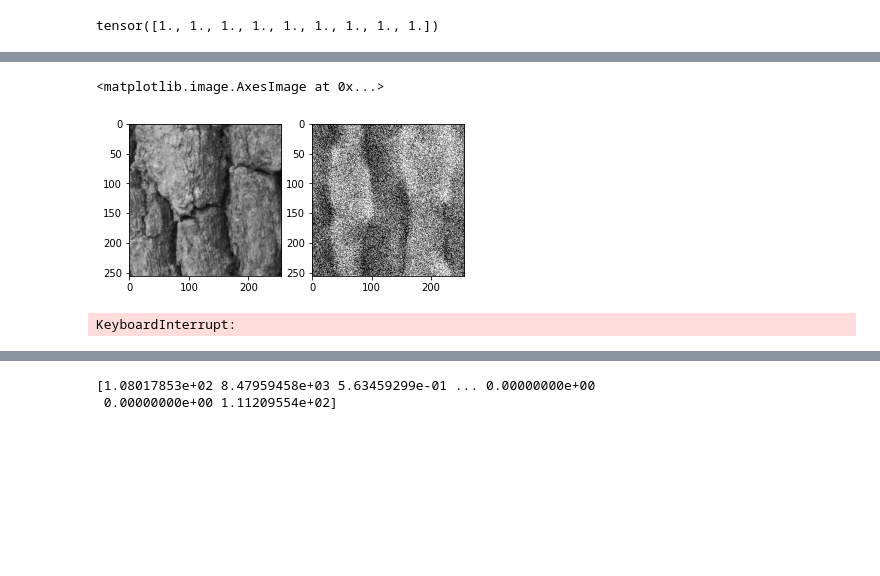
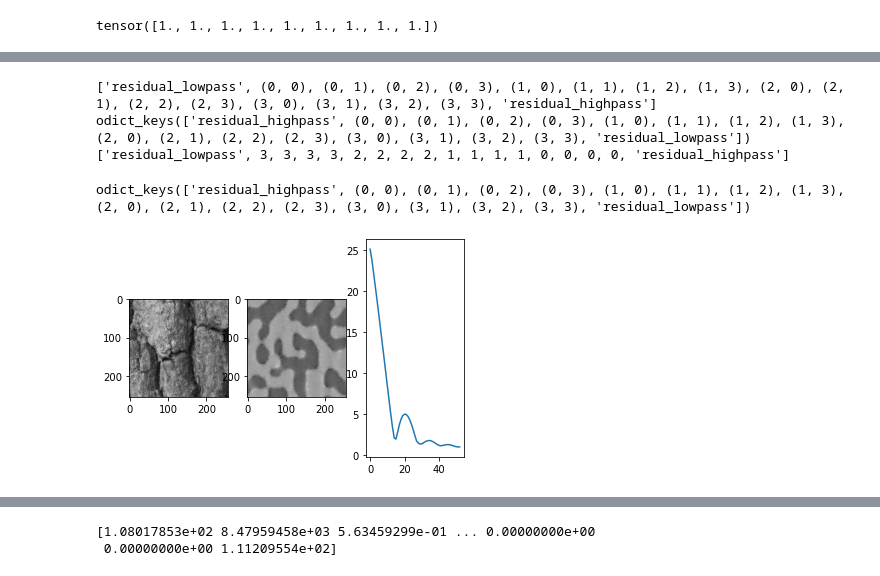
Before and after one commit to plenoptic-org/plenoptic, a Jupyter notebook: examples/Model_PortillaSimoncelli.ipynb, the cells around one changed output, grey strips where cells are left out. Saved outputs shown, nothing was run; the diff lists cells and outputs as text; code cells hidden in the pictures; blank space fills up the shorter version.

```diff
--- a/examples/Model_PortillaSimoncelli.ipynb
+++ b/examples/Model_PortillaSimoncelli.ipynb
@@ -46,41 +48,38 @@ jpg = glob.glob(f'{directory}*.jpg')
+# %%
+# met.plot_synthesis_status();
+# model.plot_representation()
+vec=model.convert_to_vector()
+model.convert_to_dict(vec)
+print(model.representation['magnitude_means'].keys())
+print(['residual_lowpass'] + [s for s in model.scales[1:-2] for i in range(0,model.n_orientations)] + ['residual_highpass'])
+# %% [output]
+['residual_lowpass', (0, 0), (0, 1), (0, 2), (0, 3), (1, 0), (1, 1), (1, 2), (1, 3), (2, 0), (2, 1), (2, 2), (2, 3), (3, 0), (3, 1), (3, 2), (3, 3), 'residual_highpass']
+odict_keys(['residual_highpass', (0, 0), (0, 1), (0, 2), (0, 3), (1, 0), (1, 1), (1, 2), (1, 3), (2, 0), (2, 1), (2, 2), (2, 3), (3, 0), (3, 1), (3, 2), (3, 3), 'residual_lowpass'])
+['residual_lowpass', 3, 3, 3, 3, 2, 2, 2, 2, 1, 1, 1, 1, 0, 0, 0, 0, 'residual_highpass']
+# %%
+print(model.pyr_coeffs.keys())
+# %% [output]
+odict_keys(['residual_highpass', (0, 0), (0, 1), (0, 2), (0, 3), (1, 0), (1, 1), (1, 2), (1, 3), (2, 0), (2, 1), (2, 2), (2, 3), (3, 0), (3, 1), (3, 2), (3, 3), 'residual_lowpass'])
 # %%
-# image = plt.imread('../data/nuts.pgm').astype(float)/255.
-# im0 = torch.tensor(image[:256,:256], requires_grad=True, dtype = torch.float32).squeeze().unsqueeze(0).unsqueeze(0)
 
 image = plt.imread(directory+'5DmkII_3975.jpg').astype(float).mean(axis=2)/255.
+initial_image = .495 +.01*np.random.rand(256,256) #plt.imread('onef.jpg').astype(float)/255.
 im0 = torch.tensor(image, requires_grad=True, dtype = torch.float32).squeeze().unsqueeze(0).unsqueeze(0)
-model = po.simul.Portilla_Simoncelli([256,256],n_scales=4, n_orientations=4, spatial_corr_width=9,use_true_correlations=False)
+model = po.simul.Portilla_Simoncelli([256,256],n_scales=4, n_orientations=4, spatial_corr_width=13,use_true_correlations=True)
 met = po.synth.Metamer(im0[0,0,:256,:256], model)
-m=met.synthesize(learning_rate=.001,loss_thresh=20,loss_change_thresh=100,max_iter=600,coarse_to_fine='together',optimizer='Adam')
+m=met.synthesize(learning_rate=.01,loss_thresh=20,loss_change_thresh=100,max_iter=600,
+                 optimizer='Adam',clamper=None, initial_image=initial_image)
 # %%
 fig=plt.figure()
-fig.add_subplot(1,2,1)
+fig.add_subplot(1,3,1)
 plt.imshow(image[:256,:256],cmap='gray',vmin=0,vmax=1)
 
-fig.add_subplot(1,2,2)
+fig.add_subplot(1,3,2)
 plt.imshow(m[0].squeeze().detach().numpy(),cmap='gray',vmin=0,vmax=1)
+
+fig.add_subplot(1,3,3)
+plt.plot(met.loss)
+
+fig.savefig('tmp3.jpg')
 # %% [output]
-<matplotlib.image.AxesImage at 0x...>
-[figure, old version]
+[figure, new version]
-# %%
-coeffs = np.load('coeff_library.npy')
-coeffs_mean = torch.from_numpy(coeffs.mean(axis=1))
-coeffs_std = torch.from_numpy(coeffs.std(axis=1))
-coeffs_std[coeffs_std<1e-3]=1
-# coeffs_std=1
-
-image = plt.imread(directory+'5DmkII_3975.jpg').astype(float).mean(axis=2)/255.
-im0 = torch.tensor(image, requires_grad=True, dtype = torch.float32).squeeze().unsqueeze(0).unsqueeze(0)
-model = po.simul.Portilla_Simoncelli([256,256],n_scales=4, n_orientations=4, Na=9,
-                                      normalize=True, normalization_mu=coeffs_mean, normalization_std=coeffs_std)
-met = po.synth.Metamer(im0[0,0,:256,:256], model)
-m=met.synthesize(learning_rate=.01,loss_thresh=20,loss_change_thresh=100,max_iter=400,coarse_to_fine='together',optimizer = 'Adam')
-
-fig=plt.figure()
-fig.add_subplot(1,2,1)
-plt.imshow(image[:256,:256],cmap='gray',vmin=0,vmax=1)
-
-fig.add_subplot(1,2,2)
-plt.imshow(m[0].squeeze().detach().numpy(),cmap='gray',vmin=0,vmax=1)
-# %% [output]
-KeyboardInterrupt:
```
Also changed, not shown: parts of 8 cells of this notebook, 1 other file.
